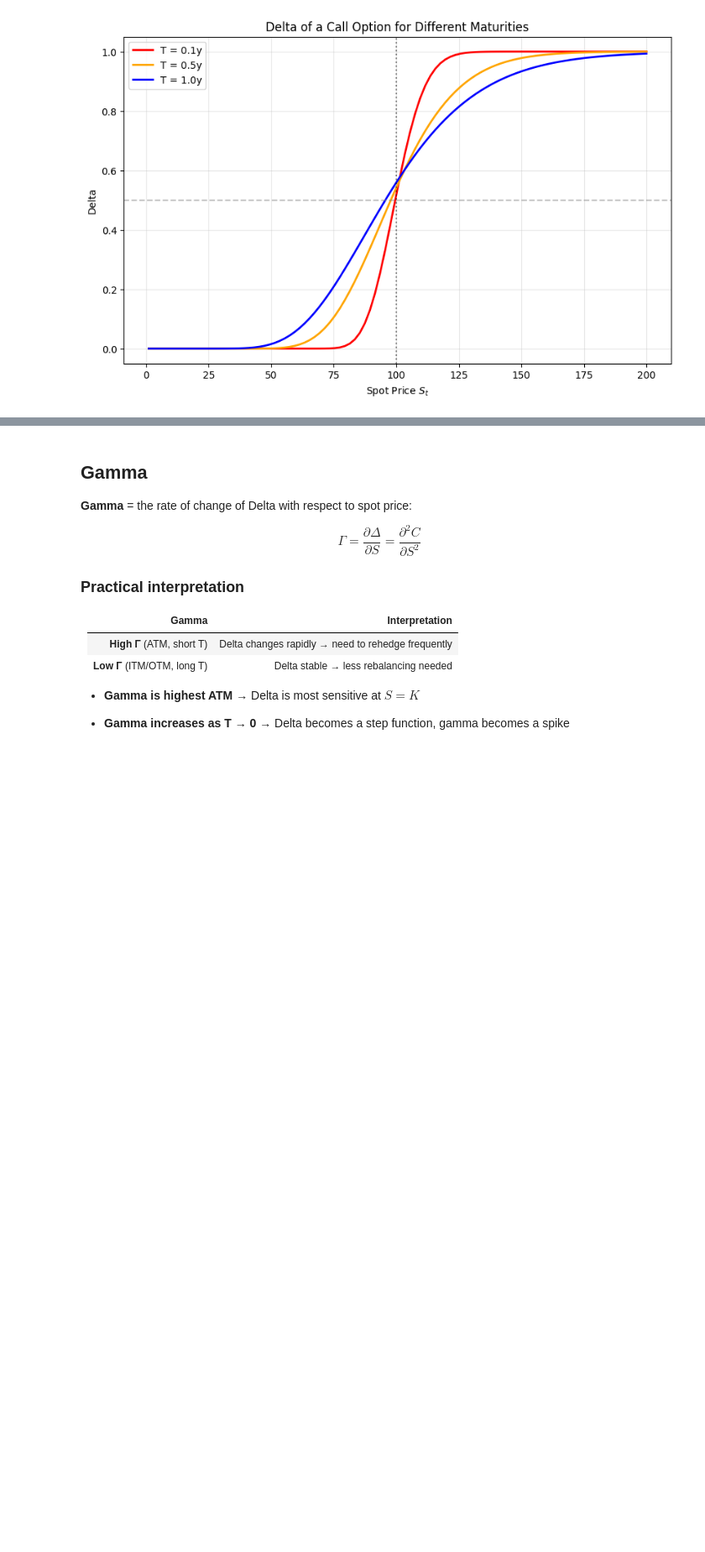
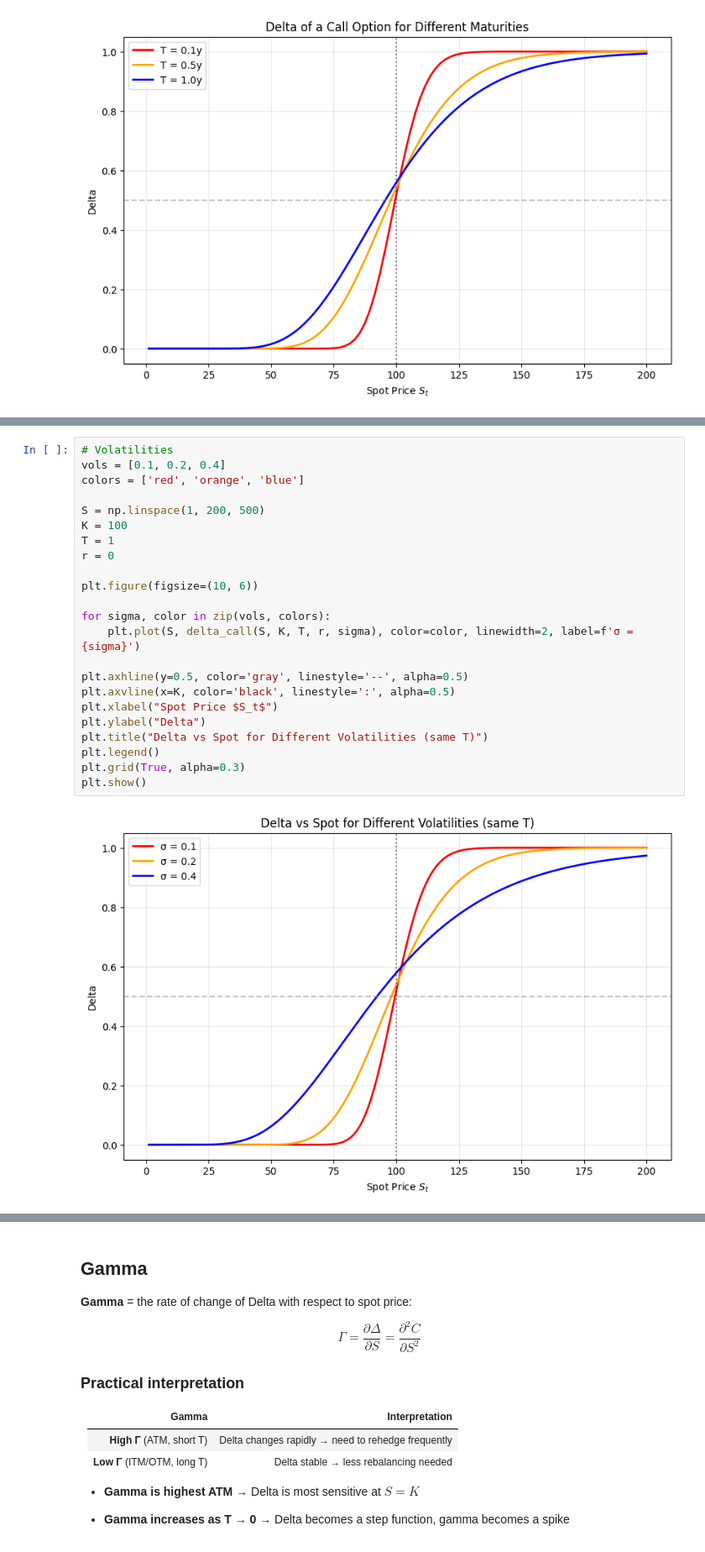
Before and after one commit to Mathis-14/Option_Pricing, a Jupyter notebook: option_basics/option_basics.ipynb, the cells around one changed output, grey strips where cells are left out. Shown at 84% size. Cells and saved outputs as stored; diff of their text form; blank space fills up the shorter version.

Commit message:
Polished Delta and Gamma interpretation with changing vol or maturity (for a call)

```diff
--- a/option_basics/option_basics.ipynb
+++ b/option_basics/option_basics.ipynb
@@ -140,0 +143,25 @@ $$\lim_{T \to 0} \Delta_{\text{call}}(S) = \mathbf{1}_{S > K} =
+# %%
+# Volatilities
+vols = [0.1, 0.2, 0.4]
+colors = ['red', 'orange', 'blue']
+
+S = np.linspace(1, 200, 500)
+K = 100
+T = 1
+r = 0
+
+plt.figure(figsize=(10, 6))
+
+for sigma, color in zip(vols, colors):
+    plt.plot(S, delta_call(S, K, T, r, sigma), color=color, linewidth=2, label=f'σ = {sigma}')
+
+plt.axhline(y=0.5, color='gray', linestyle='--', alpha=0.5)
+plt.axvline(x=K, color='black', linestyle=':', alpha=0.5)
+plt.xlabel("Spot Price $S_t$")
+plt.ylabel("Delta")
+plt.title("Delta vs Spot for Different Volatilities (same T)")
+plt.legend()
+plt.grid(True, alpha=0.3)
+plt.show()
+# %% [output]
+[figure, added]
```
Also changed, not shown: parts of 5 cells of this notebook.
